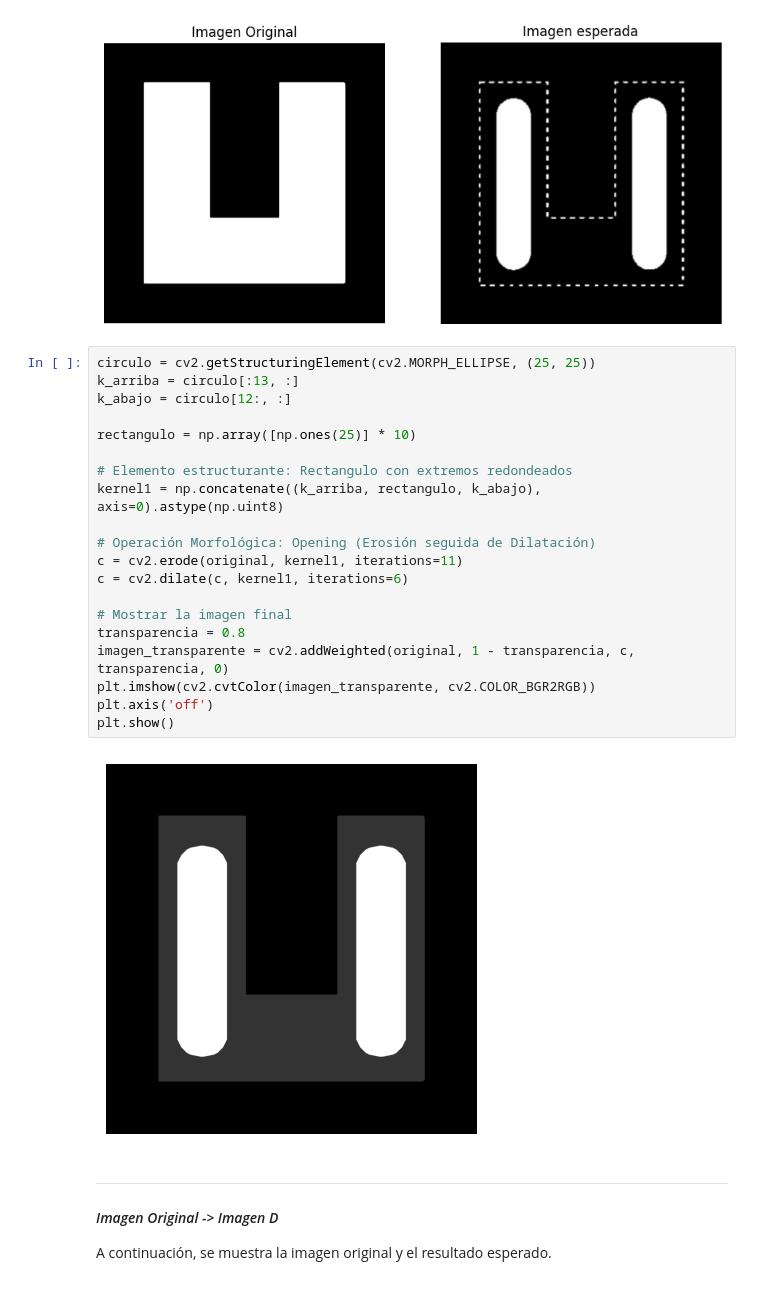
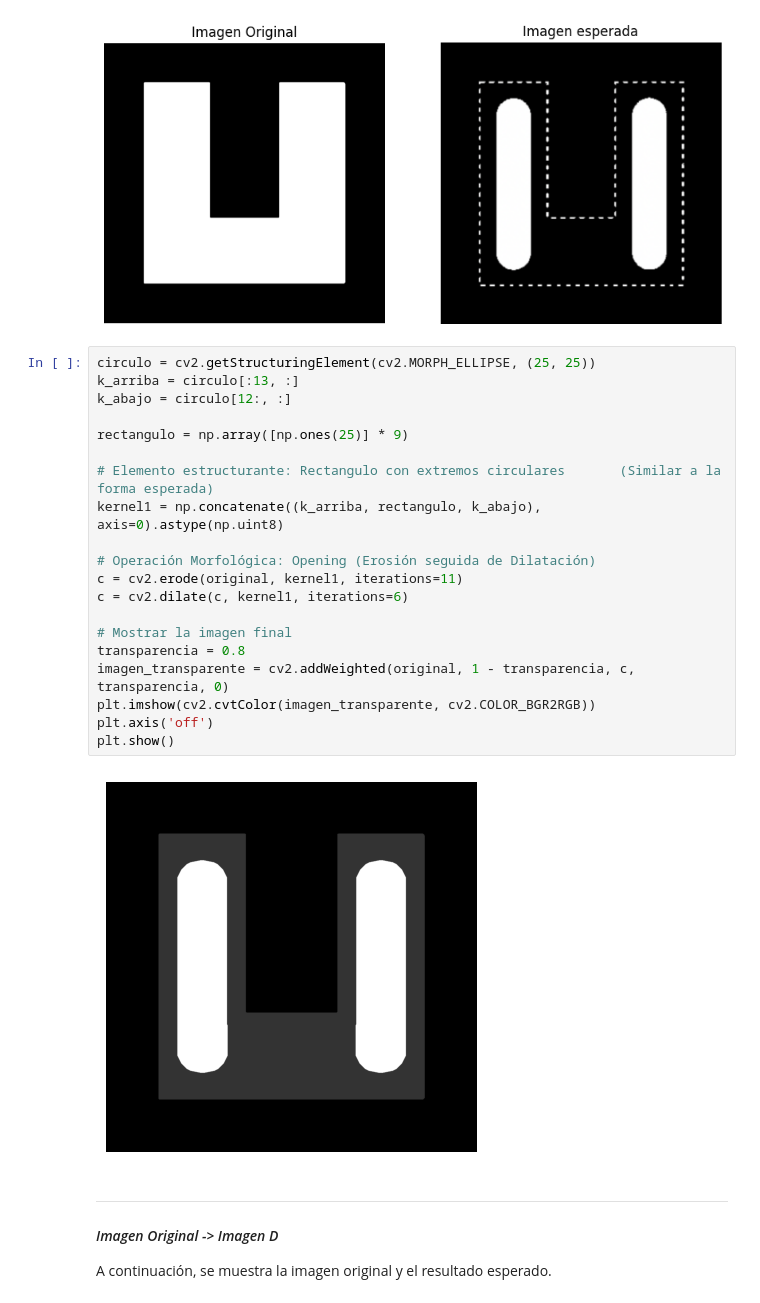
Before and after one commit to stefanoaragoni/computerVision_Lab01, a Jupyter notebook: Lab01_Ejercicio8.ipynb, the cells around one changed output. Cells and saved outputs as stored; diff of their text form.

```diff
--- a/Lab01_Ejercicio8.ipynb
+++ b/Lab01_Ejercicio8.ipynb
@@ -153,25 +153,25 @@ plt.show()
 # %%
 circulo = cv2.getStructuringElement(cv2.MORPH_ELLIPSE, (25, 25))
 k_arriba = circulo[:13, :]
 k_abajo = circulo[12:, :]
 
-rectangulo = np.array([np.ones(25)] * 10)
+rectangulo = np.array([np.ones(25)] * 9)
 
-# Elemento estructurante: Rectangulo con extremos redondeados
+# Elemento estructurante: Rectangulo con extremos circulares       (Similar a la forma esperada)
 kernel1 = np.concatenate((k_arriba, rectangulo, k_abajo), axis=0).astype(np.uint8)
 
 # Operación Morfológica: Opening (Erosión seguida de Dilatación)
 c = cv2.erode(original, kernel1, iterations=11)
 c = cv2.dilate(c, kernel1, iterations=6)
 
 # Mostrar la imagen final
 transparencia = 0.8
 imagen_transparente = cv2.addWeighted(original, 1 - transparencia, c, transparencia, 0)
 plt.imshow(cv2.cvtColor(imagen_transparente, cv2.COLOR_BGR2RGB))
 plt.axis('off')
 plt.show()
 # %% [output]
-[figure, old version]
+[figure, new version]
 # %% [markdown]
 ---------
 
```
